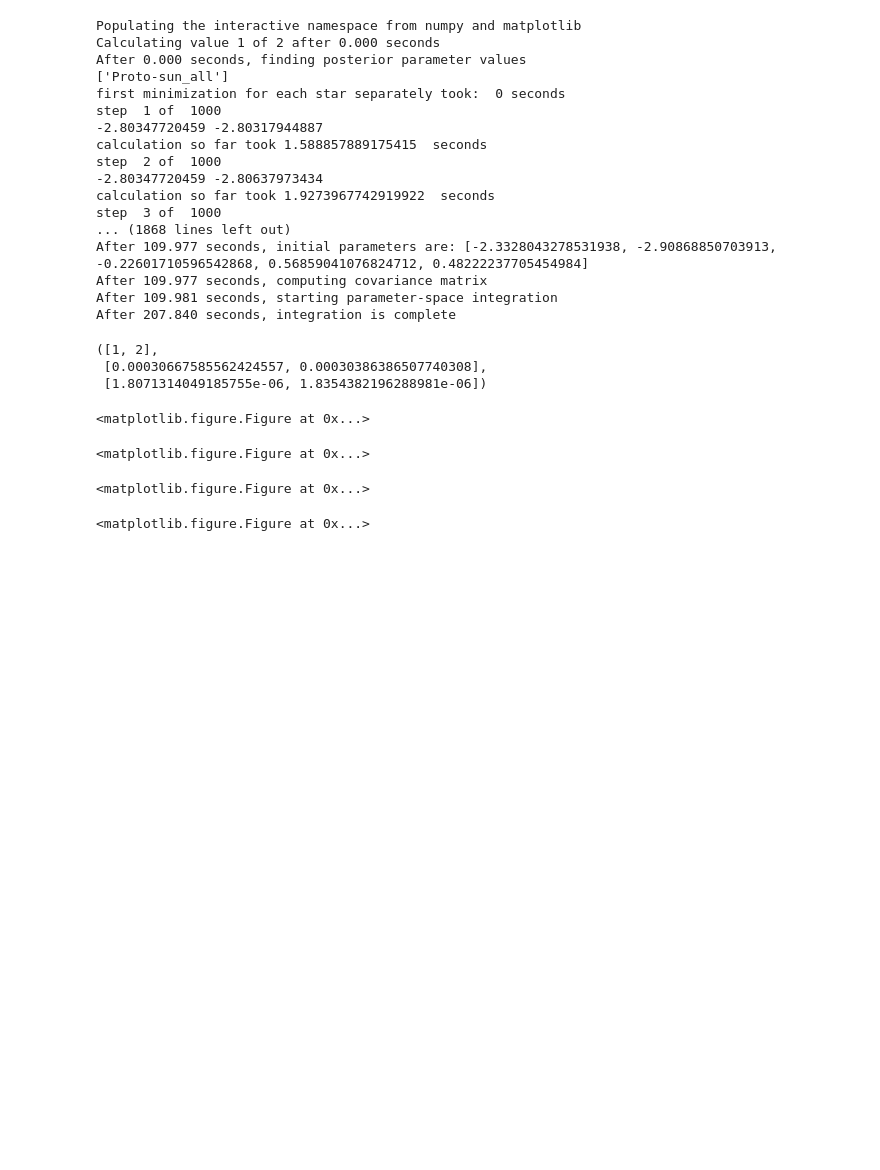
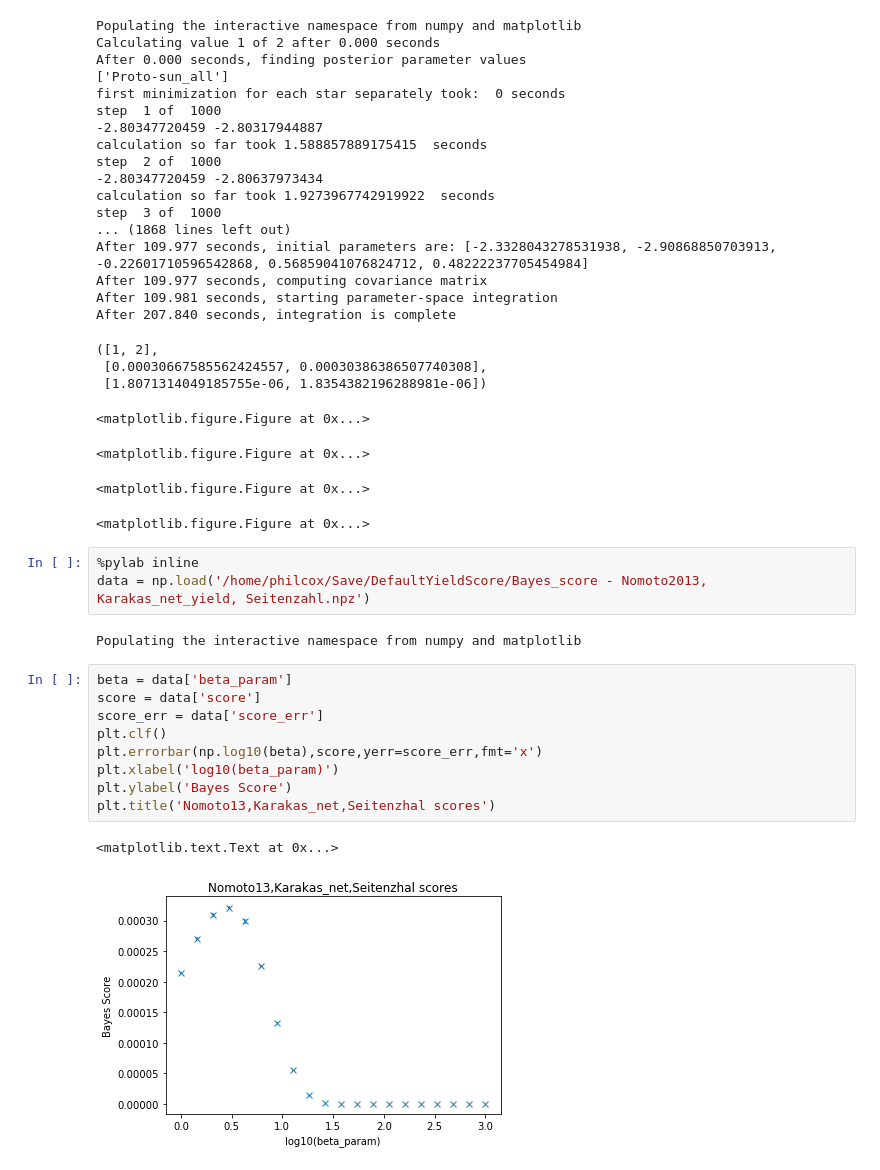
Before and after one commit to oliverphilcox/ChempyMulti, a Jupyter notebook: BAYES SCORE CALCULATIONS.ipynb, the cells around one changed output. Cells and saved outputs as stored; diff of their text form; blank space fills up the shorter version.

Commit message:
Bayes scores
Former-commit-id: 84f9181a5600dc79b805a62d28db014f43eb94bb

```diff
--- a/BAYES SCORE CALCULATIONS.ipynb
+++ b/BAYES SCORE CALCULATIONS.ipynb
@@ -35,3 +35,20 @@ After 207.840 seconds, integration is complete
 <matplotlib.figure.Figure at 0x...>
 <matplotlib.figure.Figure at 0x...>
 <matplotlib.figure.Figure at 0x...>
+# %%
+%pylab inline
+data = np.load('/home/philcox/Save/DefaultYieldScore/Bayes_score - Nomoto2013, Karakas_net_yield, Seitenzahl.npz')
+# %% [output]
+Populating the interactive namespace from numpy and matplotlib
+# %%
+beta = data['beta_param']
+score = data['score']
+score_err = data['score_err']
+plt.clf()
+plt.errorbar(np.log10(beta),score,yerr=score_err,fmt='x')
+plt.xlabel('log10(beta_param)')
+plt.ylabel('Bayes Score')
+plt.title('Nomoto13,Karakas_net,Seitenzhal scores')
+# %% [output]
+<matplotlib.text.Text at 0x...>
+[figure, added]
```
Also changed, not shown: 3 other files.
